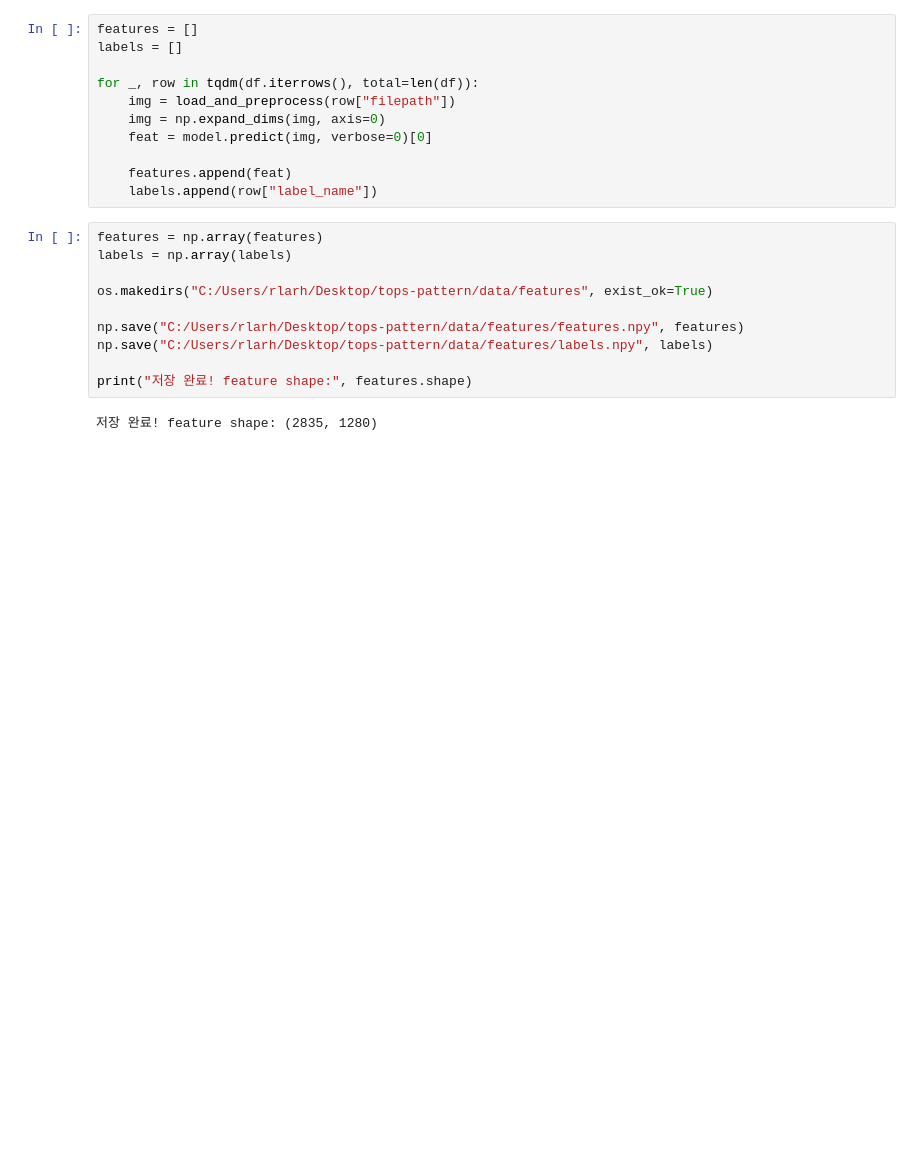
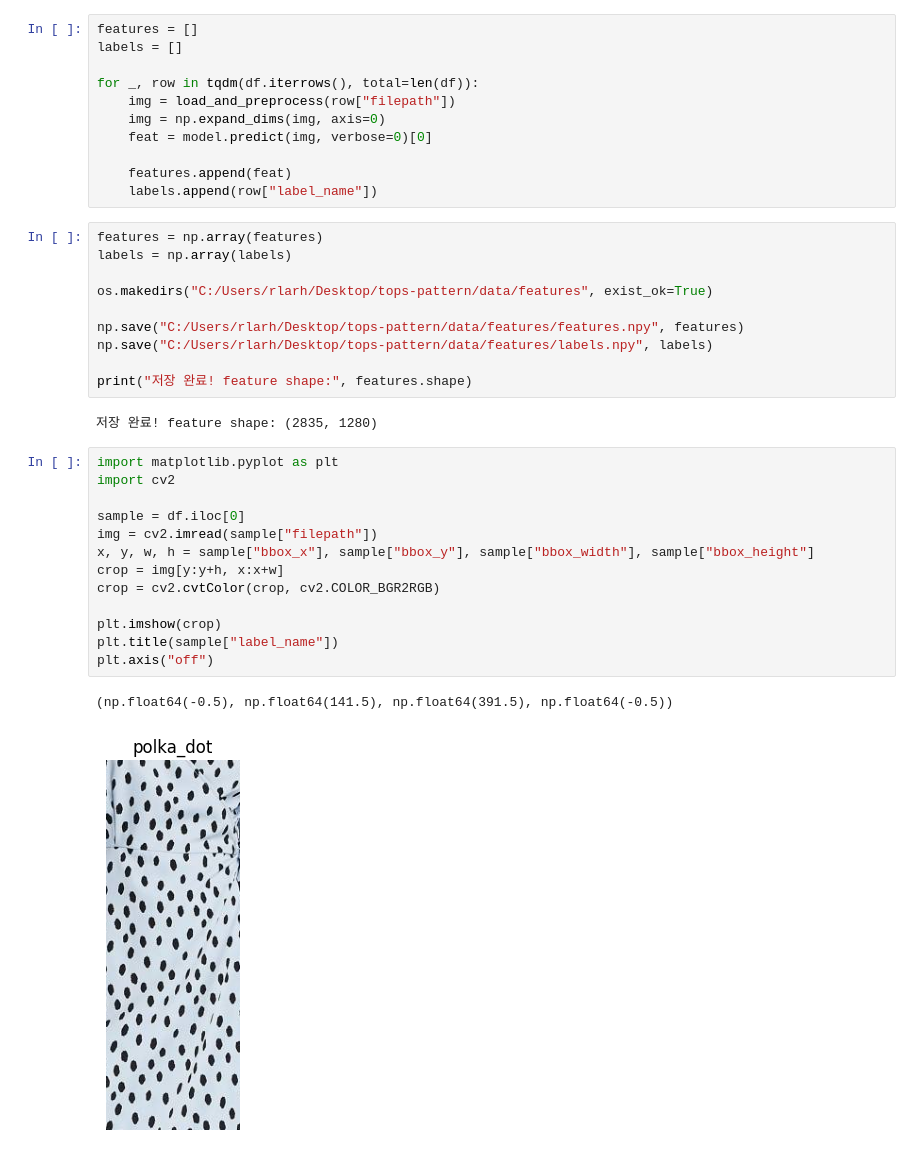
Before and after one commit to fyxxx2/tops-pattern, a Jupyter notebook: notebooks/feature_extraction.ipynb, the cells around one changed output. Drawn from its saved outputs; the diff is of its cells as text; blank space fills up the shorter version.

```diff
--- a/notebooks/feature_extraction.ipynb
+++ b/notebooks/feature_extraction.ipynb
@@ -47,3 +47,19 @@ np.save("C:/Users/rlarh/Desktop/tops-pattern/data/features/labels.npy", labels)
 print("저장 완료! feature shape:", features.shape)
 # %% [output]
 저장 완료! feature shape: (2835, 1280)
+# %%
+import matplotlib.pyplot as plt
+import cv2
+
+sample = df.iloc[0]
+img = cv2.imread(sample["filepath"])
+x, y, w, h = sample["bbox_x"], sample["bbox_y"], sample["bbox_width"], sample["bbox_height"]
+crop = img[y:y+h, x:x+w]
+crop = cv2.cvtColor(crop, cv2.COLOR_BGR2RGB)
+
+plt.imshow(crop)
+plt.title(sample["label_name"])
+plt.axis("off")
+# %% [output]
+(np.float64(-0.5), np.float64(141.5), np.float64(391.5), np.float64(-0.5))
+[figure, added]
```
Also changed, not shown: 5 other files.
